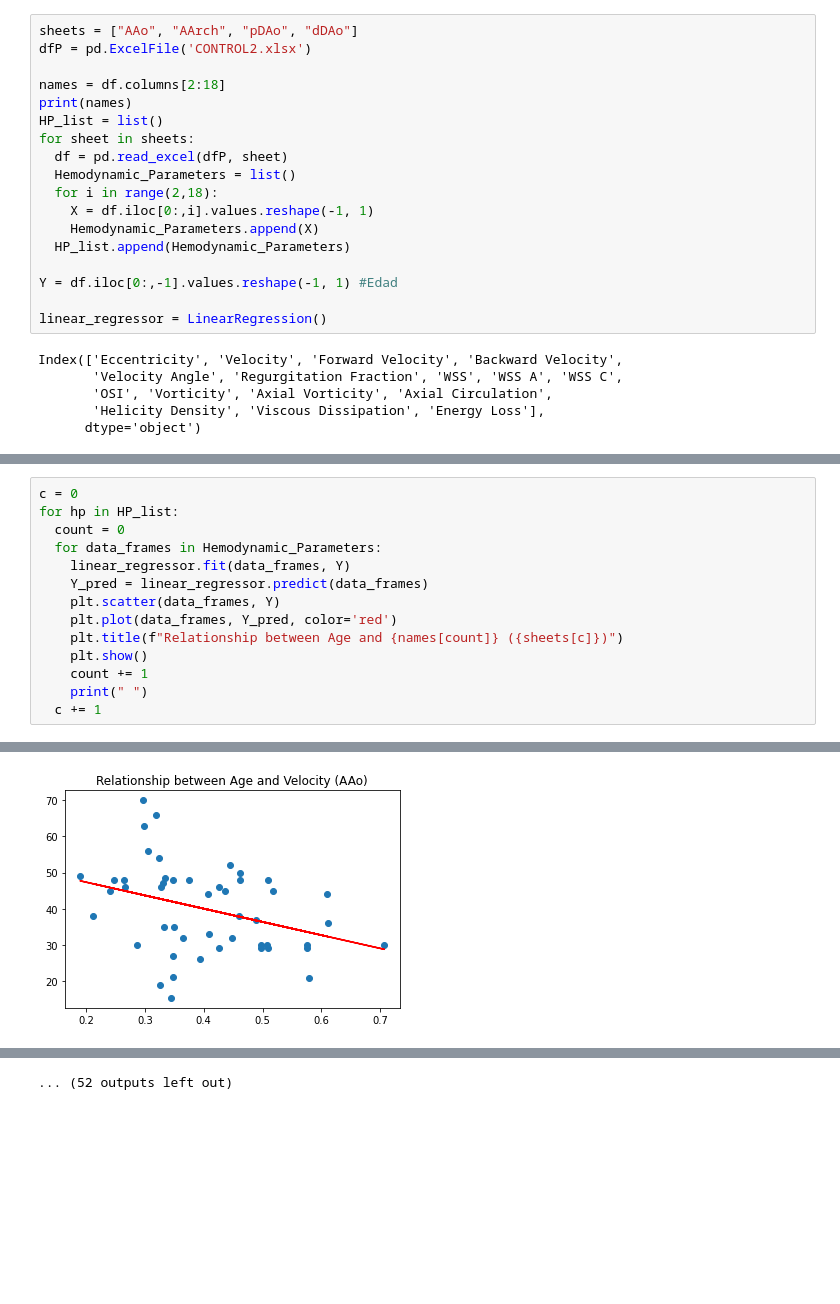
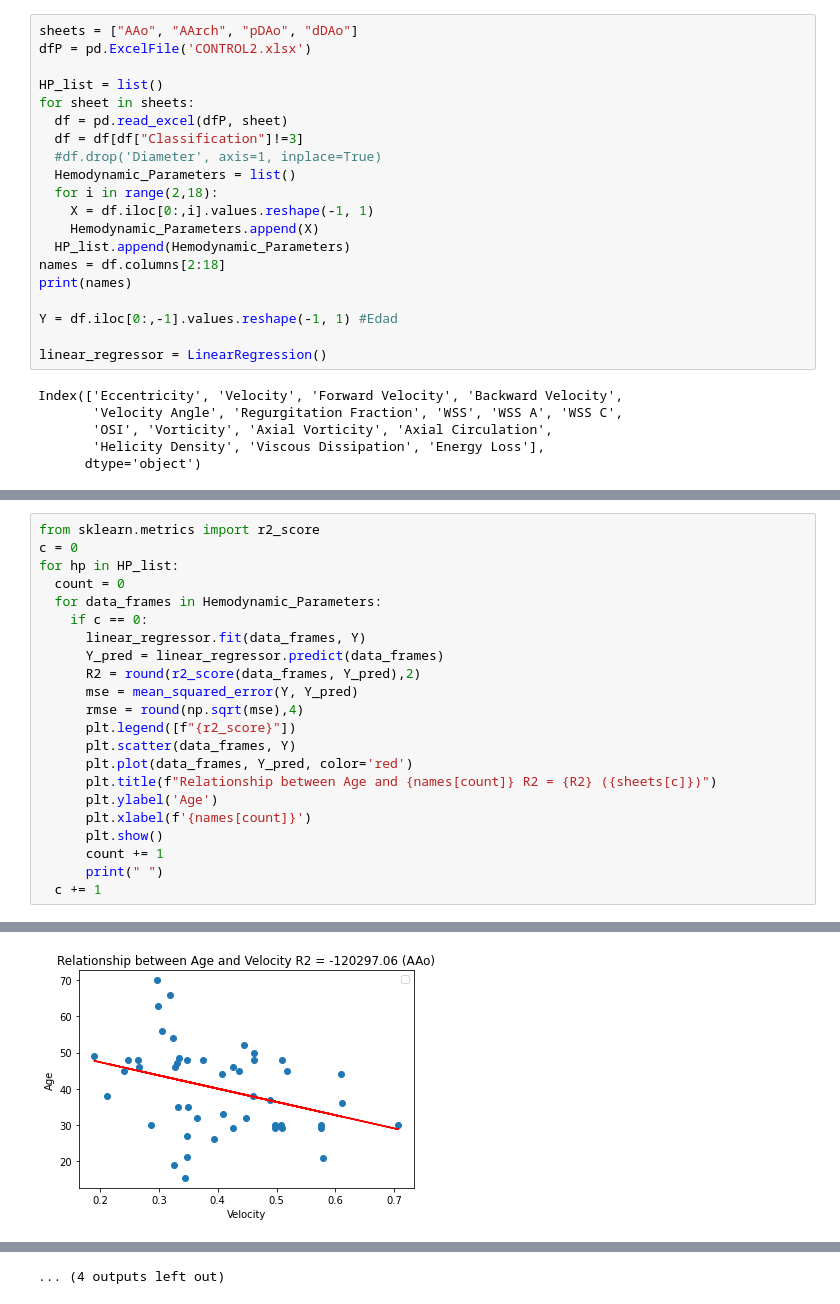
Before and after one commit to MBlancoC/MBlanco_IPRE_BAV, a Jupyter notebook: IPRE_BAV.ipynb, the cells around one changed output, grey strips where cells are left out. Drawn from its saved outputs; the diff is of its cells as text; blank space fills up the shorter version.

```diff
--- a/IPRE_BAV.ipynb
+++ b/IPRE_BAV.ipynb
@@ -53,16 +54,18 @@ from sklearn.linear_model import LinearRegression
 sheets = ["AAo", "AArch", "pDAo", "dDAo"]
 dfP = pd.ExcelFile('CONTROL2.xlsx')
 
-names = df.columns[2:18]
-print(names)
 HP_list = list()
 for sheet in sheets:
   df = pd.read_excel(dfP, sheet)
+  df = df[df["Classification"]!=3]
+  #df.drop('Diameter', axis=1, inplace=True)
   Hemodynamic_Parameters = list()
   for i in range(2,18):
     X = df.iloc[0:,i].values.reshape(-1, 1)
     Hemodynamic_Parameters.append(X)
   HP_list.append(Hemodynamic_Parameters)
+names = df.columns[2:18]
+print(names)
 
 Y = df.iloc[0:,-1].values.reshape(-1, 1) #Edad
 
@@ -76,15 +94,23 @@ Index(['Eccentricity', 'Velocity', 'Forward Velocity', 'Backward Velocity',
 # %%
+from sklearn.metrics import r2_score
 c = 0
 for hp in HP_list:
   count = 0
   for data_frames in Hemodynamic_Parameters:
-    linear_regressor.fit(data_frames, Y)
-    Y_pred = linear_regressor.predict(data_frames)
-    plt.scatter(data_frames, Y)
-    plt.plot(data_frames, Y_pred, color='red')
-    plt.title(f"Relationship between Age and {names[count]} ({sheets[c]})")
-    plt.show()
-    count += 1
-    print(" ")
+    if c == 0:
+      linear_regressor.fit(data_frames, Y)
+      Y_pred = linear_regressor.predict(data_frames)
+      R2 = round(r2_score(data_frames, Y_pred),2)
+      mse = mean_squared_error(Y, Y_pred)
+      rmse = round(np.sqrt(mse),4)
+      plt.legend([f"{r2_score}"])
+      plt.scatter(data_frames, Y)
+      plt.plot(data_frames, Y_pred, color='red')
+      plt.title(f"Relationship between Age and {names[count]} R2 = {R2} ({sheets[c]})")
+      plt.ylabel('Age')
+      plt.xlabel(f'{names[count]}')
+      plt.show()
+      count += 1
+      print(" ")
   c += 1
 # %% [output]
@@ -92 +118 @@ for hp in HP_list:
-[figure, old version]
+[figure, new version]
@@ -103 +129 @@ for hp in HP_list:
-... (52 outputs left out)
+... (4 outputs left out)
```
Also changed, not shown: parts of 8 cells of this notebook, 2 other files.
